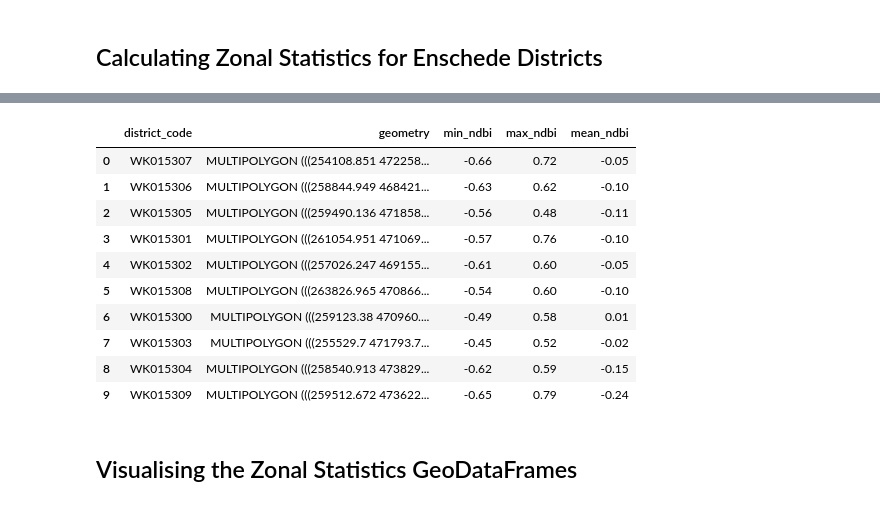
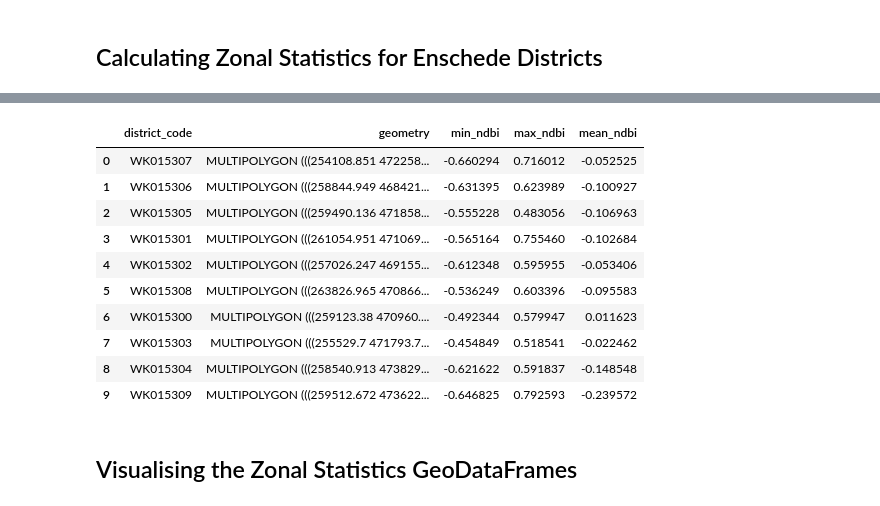
Before and after one commit to armaanFarooqui/portfolio, a Jupyter notebook: zonal_stats/notebooks/notebook.ipynb, the cells around one changed output, grey strips where cells are left out. Saved outputs shown, nothing was run; the diff lists cells and outputs as text; code cells hidden in the pictures.

```diff
--- a/zonal_stats/notebooks/notebook.ipynb
+++ b/zonal_stats/notebooks/notebook.ipynb
@@ -140,43 +139,43 @@ ndvi_stats
 # %%
 ndbi_stats = gpd.read_postgis(
     """
     SELECT d.district_code,
     d.geometry,
-    ROUND((stats).min::numeric, 2) AS min_ndbi,
-    ROUND((stats).max::numeric, 2) AS max_ndbi,
-    ROUND((stats).mean::numeric, 2) AS mean_ndbi
+    (stats).min AS min_ndbi,
+    (stats).max AS max_ndbi,
+    (stats).mean AS mean_ndbi
 
     FROM districts as d
     JOIN LATERAL (
 
         SELECT ST_SummaryStatsAgg(
             ST_Clip(t.rast, d.geometry, true),
             1,
             true
         ) AS stats
         FROM ndbi_tiles AS t
         WHERE t.rast && d.geometry AND ST_Intersects(t.rast, d.geometry)
 
     ) AS s
     ON true
     """,
     engine,
     geom_col='geometry'
 )
 
 ndbi_stats
 # %% [output]
 |  | district_code | geometry | min_ndbi | max_ndbi | mean_ndbi |
-| 0 | WK015307 | MULTIPOLYGON (((254108.851 472258... | -0.66 | 0.72 | -0.05 |
-| 1 | WK015306 | MULTIPOLYGON (((258844.949 468421... | -0.63 | 0.62 | -0.10 |
-| 2 | WK015305 | MULTIPOLYGON (((259490.136 471858... | -0.56 | 0.48 | -0.11 |
-| 3 | WK015301 | MULTIPOLYGON (((261054.951 471069... | -0.57 | 0.76 | -0.10 |
-| 4 | WK015302 | MULTIPOLYGON (((257026.247 469155... | -0.61 | 0.60 | -0.05 |
-| 5 | WK015308 | MULTIPOLYGON (((263826.965 470866... | -0.54 | 0.60 | -0.10 |
-| 6 | WK015300 | MULTIPOLYGON (((259123.38 470960.... | -0.49 | 0.58 | 0.01 |
-| 7 | WK015303 | MULTIPOLYGON (((255529.7 471793.7... | -0.45 | 0.52 | -0.02 |
-| 8 | WK015304 | MULTIPOLYGON (((258540.913 473829... | -0.62 | 0.59 | -0.15 |
-| 9 | WK015309 | MULTIPOLYGON (((259512.672 473622... | -0.65 | 0.79 | -0.24 |
+| 0 | WK015307 | MULTIPOLYGON (((254108.851 472258... | -0.660294 | 0.716012 | -0.052525 |
+| 1 | WK015306 | MULTIPOLYGON (((258844.949 468421... | -0.631395 | 0.623989 | -0.100927 |
+| 2 | WK015305 | MULTIPOLYGON (((259490.136 471858... | -0.555228 | 0.483056 | -0.106963 |
+| 3 | WK015301 | MULTIPOLYGON (((261054.951 471069... | -0.565164 | 0.755460 | -0.102684 |
+| 4 | WK015302 | MULTIPOLYGON (((257026.247 469155... | -0.612348 | 0.595955 | -0.053406 |
+| 5 | WK015308 | MULTIPOLYGON (((263826.965 470866... | -0.536249 | 0.603396 | -0.095583 |
+| 6 | WK015300 | MULTIPOLYGON (((259123.38 470960.... | -0.492344 | 0.579947 | 0.011623 |
+| 7 | WK015303 | MULTIPOLYGON (((255529.7 471793.7... | -0.454849 | 0.518541 | -0.022462 |
+| 8 | WK015304 | MULTIPOLYGON (((258540.913 473829... | -0.621622 | 0.591837 | -0.148548 |
+| 9 | WK015309 | MULTIPOLYGON (((259512.672 473622... | -0.646825 | 0.792593 | -0.239572 |
 # %% [markdown]
 ## Visualising the Zonal Statistics GeoDataFrames
 # %%
```
Also changed, not shown: parts of 7 cells of this notebook, 12 other files.
